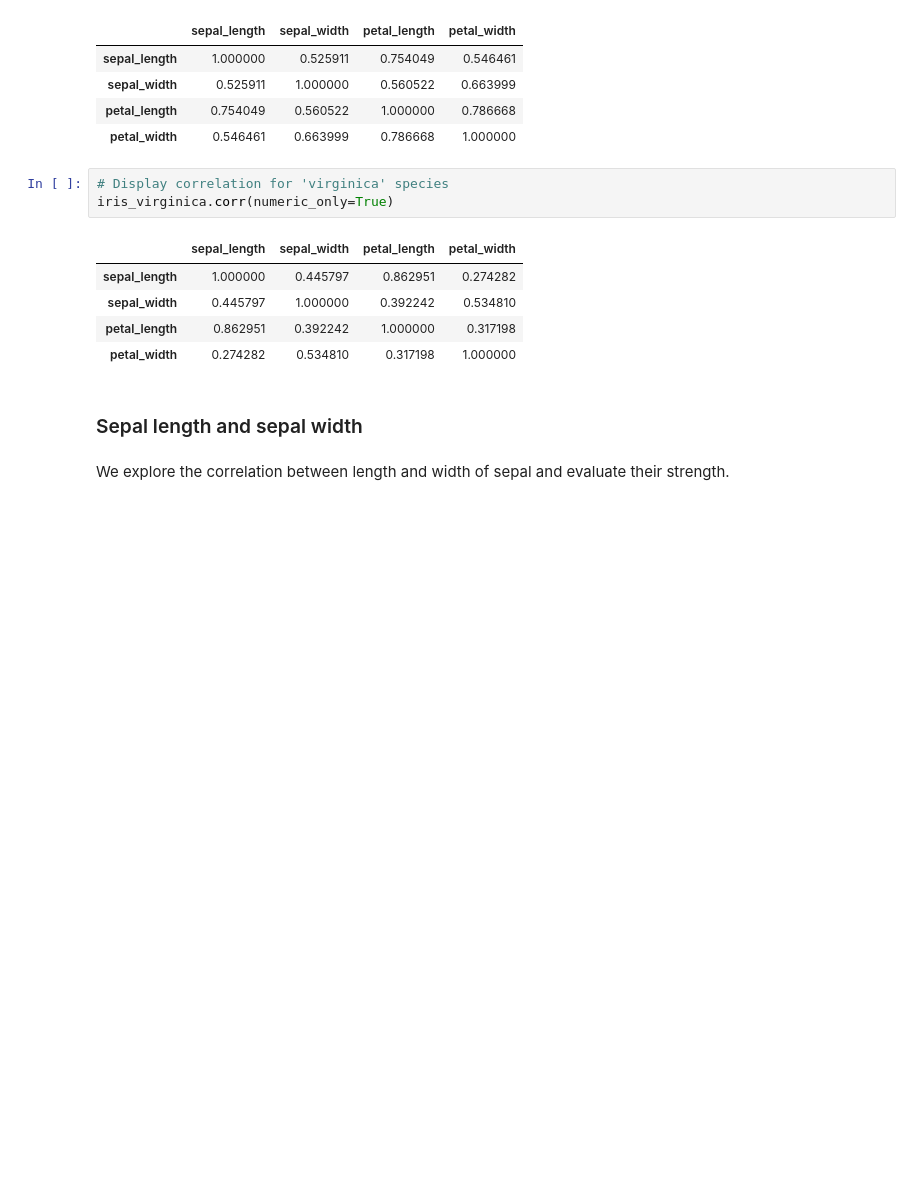
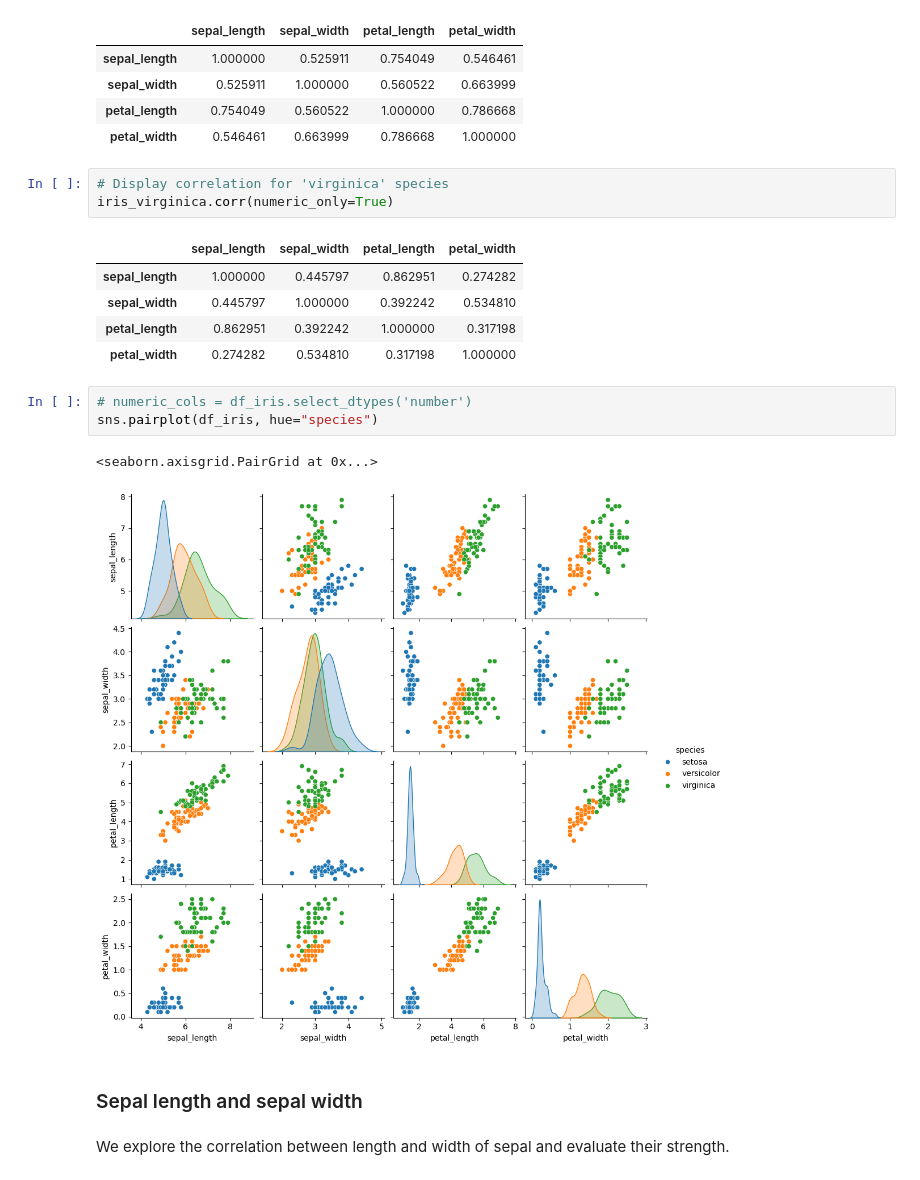
Before and after one commit to Mohammed-Hanan-Othman/datheon, a Jupyter notebook: task-1-iris/notebooks/iris-classification.ipynb, the cells around one changed output. Drawn from its saved outputs; the diff is of its cells as text; blank space fills up the shorter version.

Commit message:
Added pairplots to visualize correlations

```diff
--- a/task-1-iris/notebooks/iris-classification.ipynb
+++ b/task-1-iris/notebooks/iris-classification.ipynb
@@ -138,6 +138,12 @@ iris_virginica.corr(numeric_only=True)
 | sepal_width | 0.445797 | 1.000000 | 0.392242 | 0.534810 |
 | petal_length | 0.862951 | 0.392242 | 1.000000 | 0.317198 |
 | petal_width | 0.274282 | 0.534810 | 0.317198 | 1.000000 |
+# %%
+# numeric_cols = df_iris.select_dtypes('number')
+sns.pairplot(df_iris, hue="species")
+# %% [output]
+<seaborn.axisgrid.PairGrid at 0x...>
+[figure, added]
 # %% [markdown]
 ### Sepal length and sepal width
 # %% [markdown]
```
